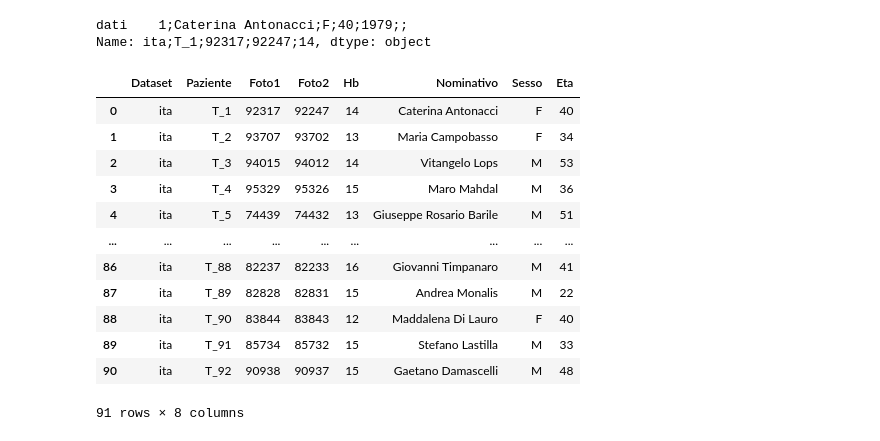
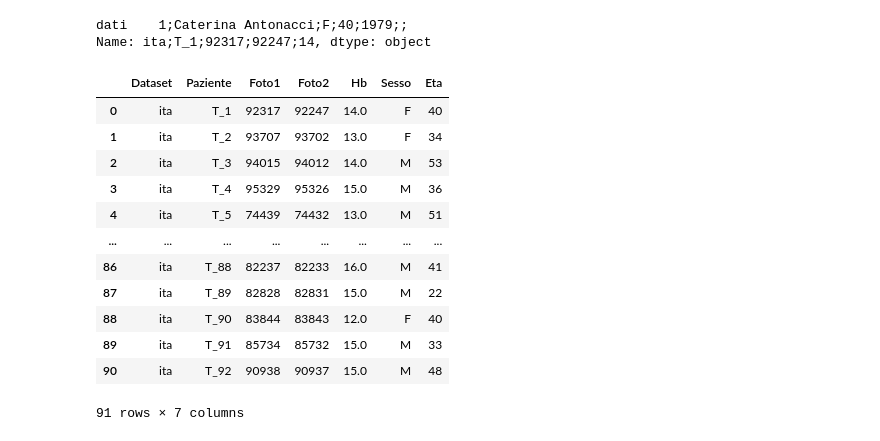
Before and after one commit to domenico1995/SM, a Jupyter notebook: SM.ipynb, the cells around one changed output. Saved outputs shown, nothing was run; the diff lists cells and outputs as text; code cells hidden in the pictures.

```diff
--- a/SM.ipynb
+++ b/SM.ipynb
@@ -47,27 +47,27 @@ for i in range(0, data.size, 1):
 # %%
 dataset_italiano.insert(loc=0, column='Dataset', value=d1)
 dataset_italiano.insert(loc=1, column='Paziente', value=d2)
 dataset_italiano.insert(loc=2, column='Foto1', value=d3)
 dataset_italiano.insert(loc=3, column='Foto2', value=d4)
 dataset_italiano.insert(loc=4, column='Hb', value=d5)
-dataset_italiano.insert(loc=5, column='Nominativo', value=d6)
-dataset_italiano.insert(loc=6, column='Sesso', value=d7)
-dataset_italiano.insert(loc=7, column='Eta', value=d8)
+dataset_italiano.insert(loc=5, column='Sesso', value=d7)
+dataset_italiano.insert(loc=6, column='Eta', value=d8)
+dataset_italiano['Hb'] = dataset_italiano['Hb'].astype(float)
 dataset_italiano
 # %% [output]
-|  | Dataset | Paziente | Foto1 | Foto2 | Hb | Nominativo | Sesso | Eta |
-| 0 | ita | T_1 | 92317 | 92247 | 14 | Caterina Antonacci | F | 40 |
-| 1 | ita | T_2 | 93707 | 93702 | 13 | Maria Campobasso | F | 34 |
-| 2 | ita | T_3 | 94015 | 94012 | 14 | Vitangelo Lops | M | 53 |
-| 3 | ita | T_4 | 95329 | 95326 | 15 | Maro Mahdal | M | 36 |
-| 4 | ita | T_5 | 74439 | 74432 | 13 | Giuseppe Rosario Barile | M | 51 |
-| ... | ... | ... | ... | ... | ... | ... | ... | ... |
-| 86 | ita | T_88 | 82237 | 82233 | 16 | Giovanni Timpanaro | M | 41 |
-| 87 | ita | T_89 | 82828 | 82831 | 15 | Andrea Monalis | M | 22 |
-| 88 | ita | T_90 | 83844 | 83843 | 12 | Maddalena Di Lauro | F | 40 |
-| 89 | ita | T_91 | 85734 | 85732 | 15 | Stefano Lastilla | M | 33 |
-| 90 | ita | T_92 | 90938 | 90937 | 15 | Gaetano Damascelli | M | 48 |
+|  | Dataset | Paziente | Foto1 | Foto2 | Hb | Sesso | Eta |
+| 0 | ita | T_1 | 92317 | 92247 | 14.0 | F | 40 |
+| 1 | ita | T_2 | 93707 | 93702 | 13.0 | F | 34 |
+| 2 | ita | T_3 | 94015 | 94012 | 14.0 | M | 53 |
+| 3 | ita | T_4 | 95329 | 95326 | 15.0 | M | 36 |
+| 4 | ita | T_5 | 74439 | 74432 | 13.0 | M | 51 |
+| ... | ... | ... | ... | ... | ... | ... | ... |
+| 86 | ita | T_88 | 82237 | 82233 | 16.0 | M | 41 |
+| 87 | ita | T_89 | 82828 | 82831 | 15.0 | M | 22 |
+| 88 | ita | T_90 | 83844 | 83843 | 12.0 | F | 40 |
+| 89 | ita | T_91 | 85734 | 85732 | 15.0 | M | 33 |
+| 90 | ita | T_92 | 90938 | 90937 | 15.0 | M | 48 |
-91 rows × 8 columns
+91 rows × 7 columns
 # %%
 dataset_indiano = pd.DataFrame()
 dataset_indiano.columns = []
```
Also changed, not shown: parts of 9 cells of this notebook.
